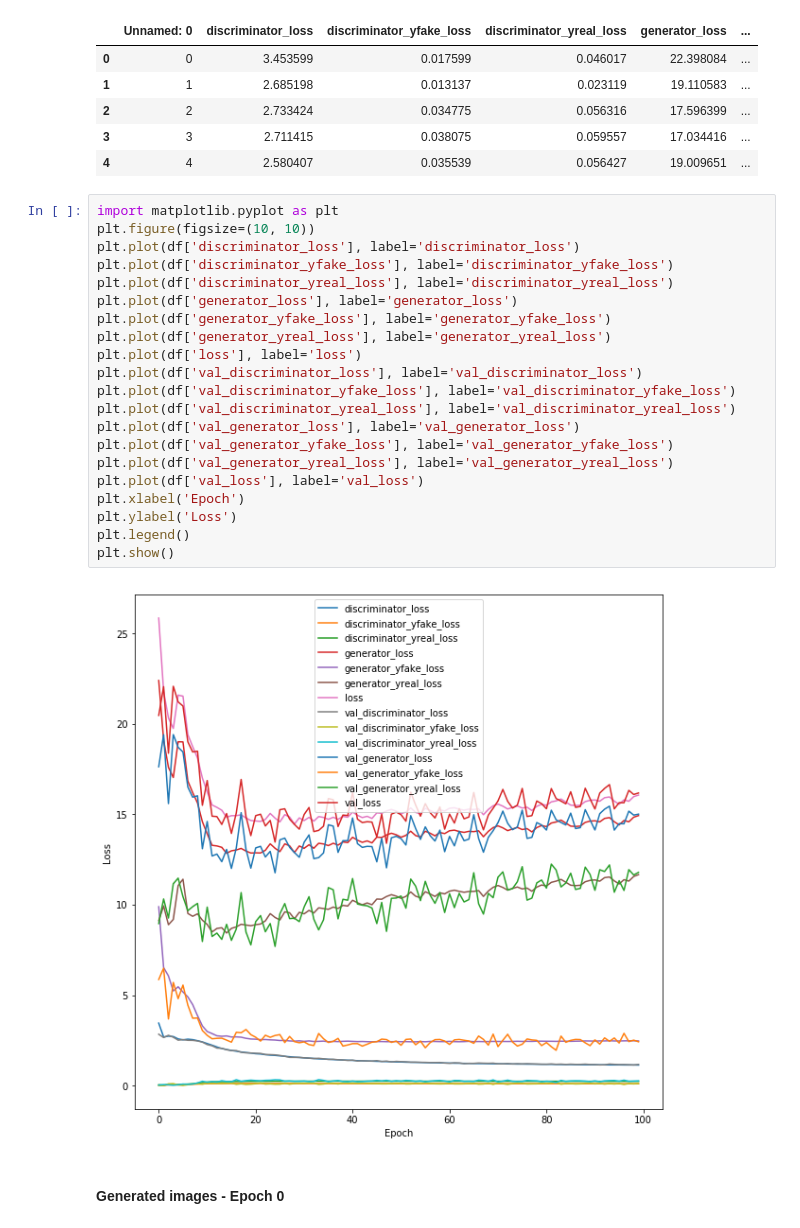
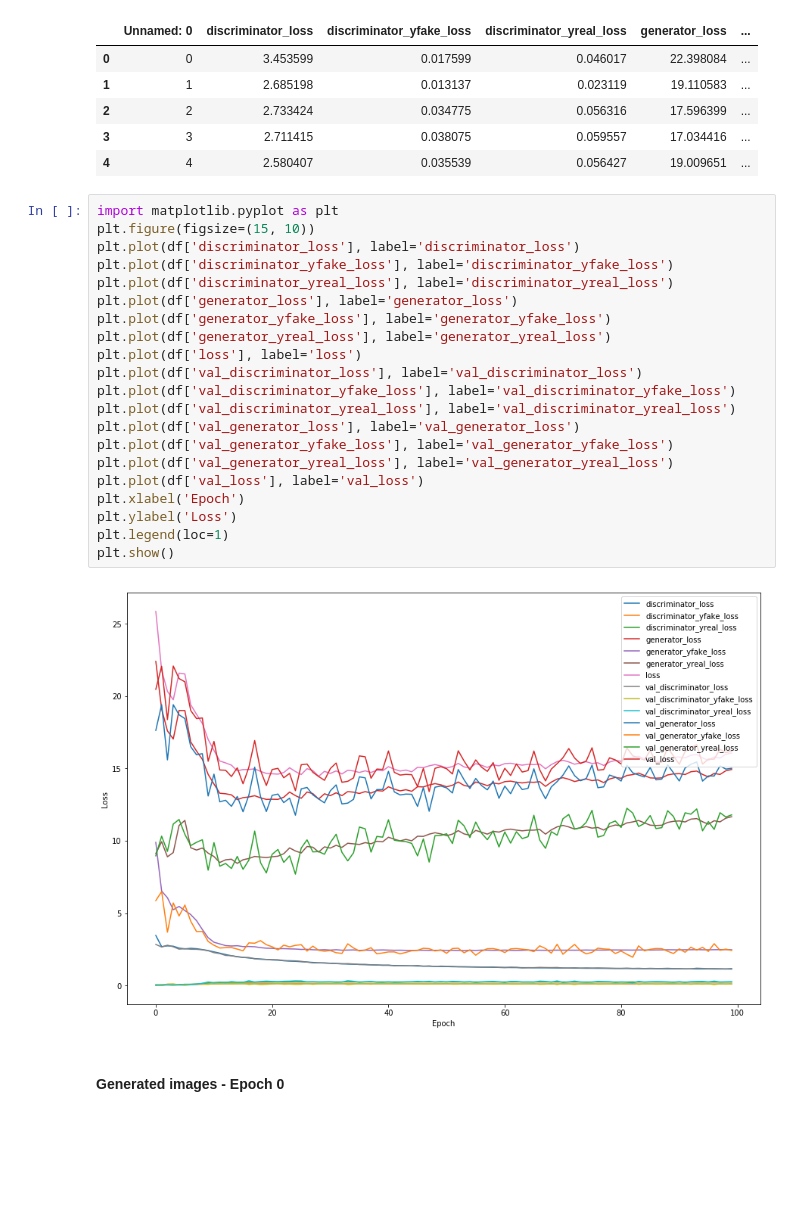
Before and after one commit to gtesei/DeepExperiments, a Jupyter notebook: Generative_Adversarial_Networks.ipynb, the cells around one changed output. Saved outputs shown, nothing was run; the diff lists cells and outputs as text; blank space fills up the shorter version.

```diff
--- a/Generative_Adversarial_Networks.ipynb
+++ b/Generative_Adversarial_Networks.ipynb
@@ -752,27 +752,27 @@ df.head()
 | 4 | 4 | 2.580407 | 0.035539 | 0.056427 | 19.009651 | ... |
 # %%
 import matplotlib.pyplot as plt
-plt.figure(figsize=(10, 10))
+plt.figure(figsize=(15, 10))
 plt.plot(df['discriminator_loss'], label='discriminator_loss')
 plt.plot(df['discriminator_yfake_loss'], label='discriminator_yfake_loss')
 plt.plot(df['discriminator_yreal_loss'], label='discriminator_yreal_loss')
 plt.plot(df['generator_loss'], label='generator_loss')
 plt.plot(df['generator_yfake_loss'], label='generator_yfake_loss')
 plt.plot(df['generator_yreal_loss'], label='generator_yreal_loss')
 plt.plot(df['loss'], label='loss')
 plt.plot(df['val_discriminator_loss'], label='val_discriminator_loss')
 plt.plot(df['val_discriminator_yfake_loss'], label='val_discriminator_yfake_loss')
 plt.plot(df['val_discriminator_yreal_loss'], label='val_discriminator_yreal_loss')
 plt.plot(df['val_generator_loss'], label='val_generator_loss')
 plt.plot(df['val_generator_yfake_loss'], label='val_generator_yfake_loss')
 plt.plot(df['val_generator_yreal_loss'], label='val_generator_yreal_loss')
 plt.plot(df['val_loss'], label='val_loss')
 plt.xlabel('Epoch')
 plt.ylabel('Loss')
-plt.legend()
+plt.legend(loc=1)
 plt.show()
 # %% [output]
-[figure, old version]
+[figure, new version]
 # %% [markdown]
 #### Generated images - Epoch 0
 # %% [markdown]
```
